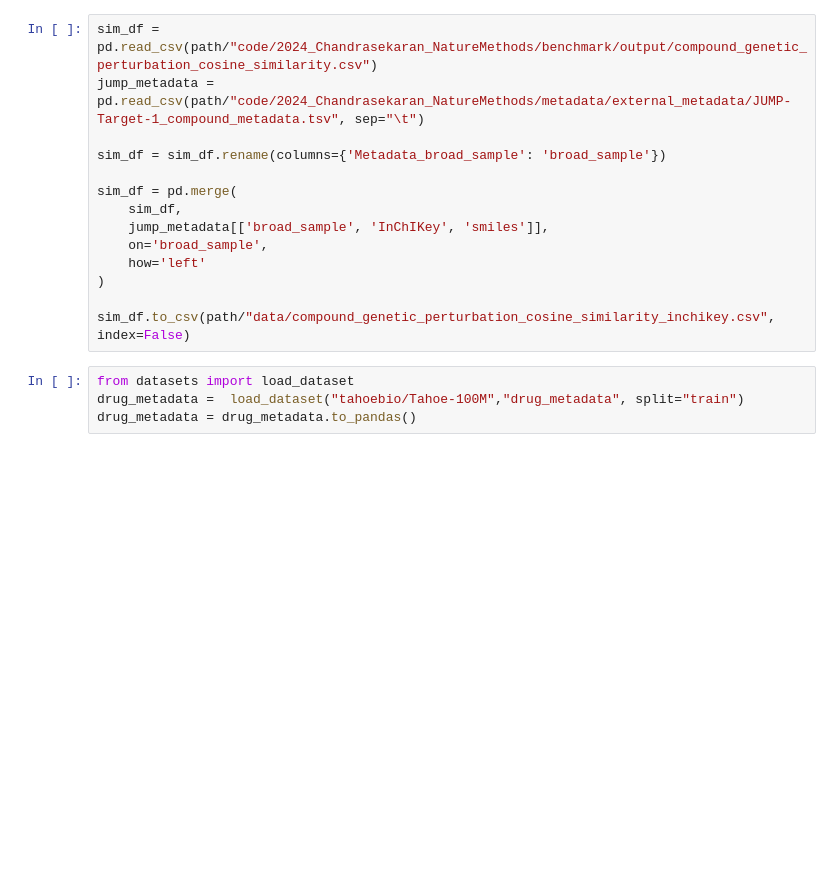
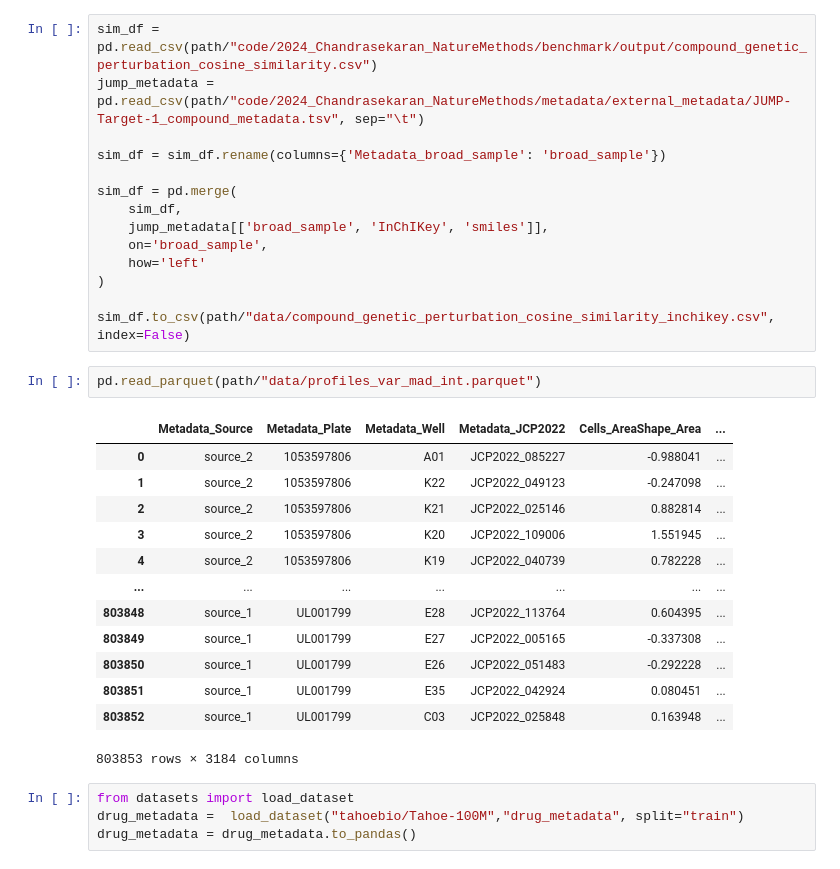
Before and after one commit to yashaektefaie/Tahoe_Hackathon, a Jupyter notebook: data/jump-similarity.ipynb, the cells around one changed output. Drawn from its saved outputs; the diff is of its cells as text; blank space fills up the shorter version.

```diff
--- a/data/jump-similarity.ipynb
+++ b/data/jump-similarity.ipynb
@@ -16,6 +16,22 @@ sim_df = pd.merge(
 )
 
 sim_df.to_csv(path/"data/compound_genetic_perturbation_cosine_similarity_inchikey.csv", index=False)
+# %%
+pd.read_parquet(path/"data/profiles_var_mad_int.parquet")
+# %% [output]
+|  | Metadata_Source | Metadata_Plate | Metadata_Well | Metadata_JCP2022 | Cells_AreaShape_Area | ... |
+| 0 | source_2 | 1053597806 | A01 | JCP2022_085227 | -0.988041 | ... |
+| 1 | source_2 | 1053597806 | K22 | JCP2022_049123 | -0.247098 | ... |
+| 2 | source_2 | 1053597806 | K21 | JCP2022_025146 | 0.882814 | ... |
+| 3 | source_2 | 1053597806 | K20 | JCP2022_109006 | 1.551945 | ... |
+| 4 | source_2 | 1053597806 | K19 | JCP2022_040739 | 0.782228 | ... |
+| ... | ... | ... | ... | ... | ... | ... |
+| 803848 | source_1 | UL001799 | E28 | JCP2022_113764 | 0.604395 | ... |
+| 803849 | source_1 | UL001799 | E27 | JCP2022_005165 | -0.337308 | ... |
+| 803850 | source_1 | UL001799 | E26 | JCP2022_051483 | -0.292228 | ... |
+| 803851 | source_1 | UL001799 | E35 | JCP2022_042924 | 0.080451 | ... |
+| 803852 | source_1 | UL001799 | C03 | JCP2022_025848 | 0.163948 | ... |
+803853 rows × 3184 columns
 # %%
 from datasets import load_dataset
 drug_metadata =  load_dataset("tahoebio/Tahoe-100M","drug_metadata", split="train")
```
Also changed, not shown: parts of 7 cells of this notebook.
